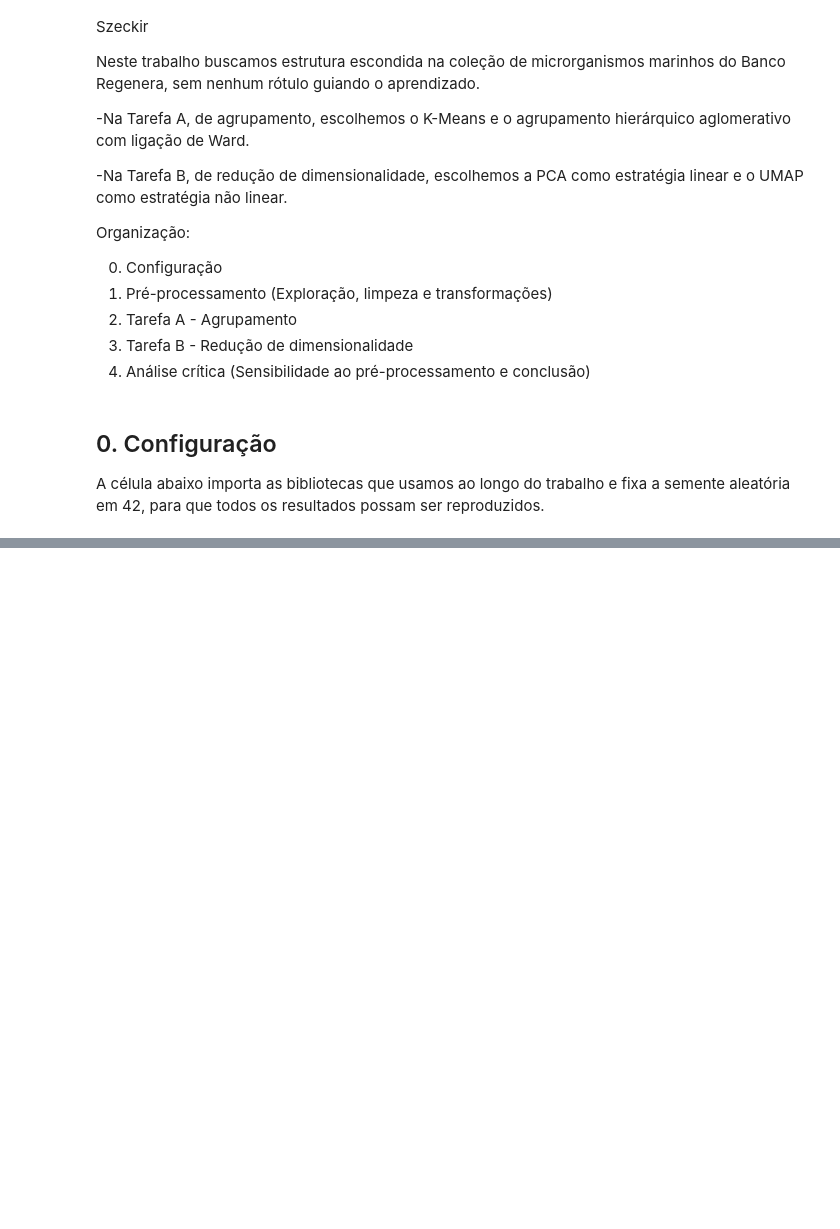
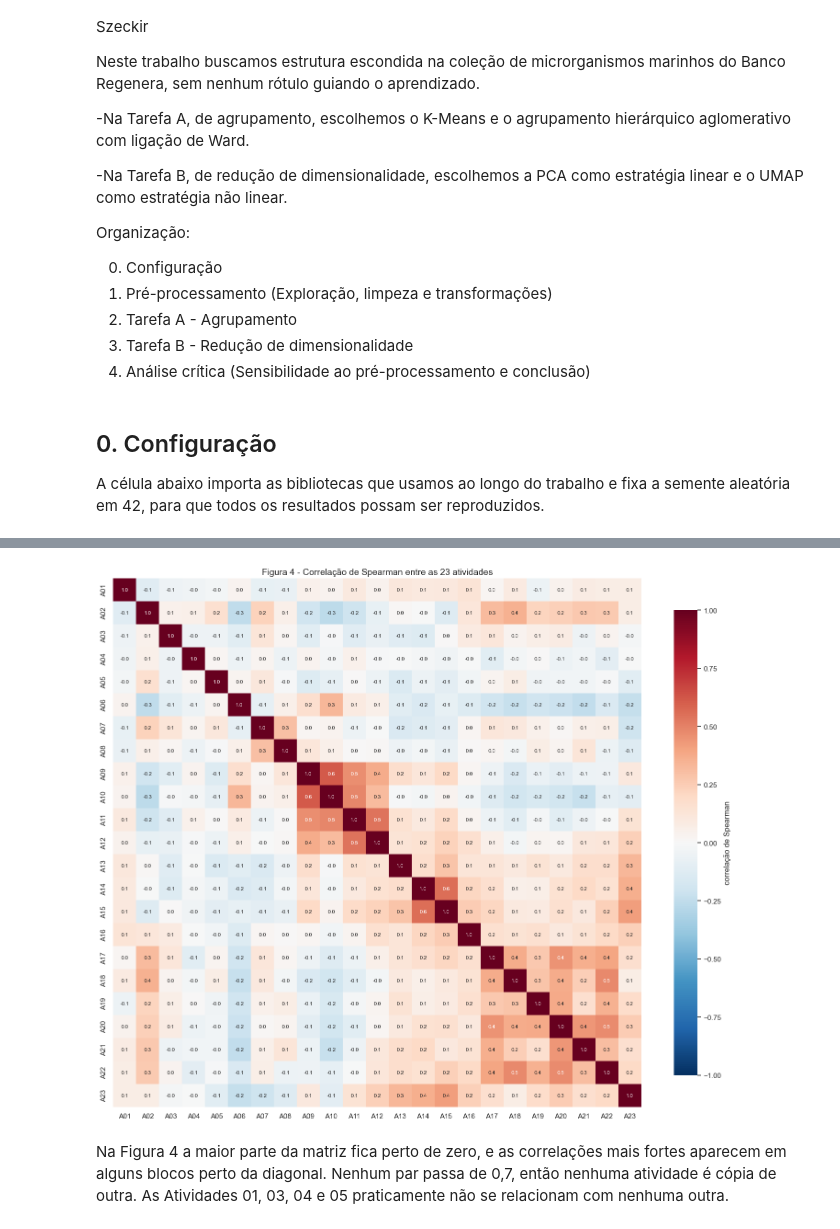
Before and after one commit to dharahadi/t1-aprendizado-maquina, a Jupyter notebook: T1_Regenera.ipynb, the cells around one changed output, grey strips where cells are left out. Cells and saved outputs as stored; diff of their text form; code cells hidden in the pictures; blank space fills up the shorter version.

```diff
--- a/T1_Regenera.ipynb
+++ b/T1_Regenera.ipynb
@@ -66,0 +288,19 @@ sns.set_theme(style="whitegrid")
+# %%
+corr_sp = acts_num[ACTS].corr(method="spearman")  # par a par, ignorando os nan de cada par
+curtos = [f"A{c.split()[-1]}" for c in ACTS]  # rotulos curtos a01, a02...
+
+fig, ax = plt.subplots(figsize=(15, 13))
+sns.heatmap(
+    corr_sp.set_axis(curtos, axis=0).set_axis(curtos, axis=1),
+    annot=True, fmt=".1f", annot_kws={"size": 8},
+    cmap="RdBu_r", vmin=-1, vmax=1, center=0, square=True,
+    cbar_kws={"label": "correlação de Spearman", "shrink": 0.8},
+    ax=ax,
+)
+ax.set_title("Figura 4 - Correlação de Spearman entre as 23 atividades", fontsize=14)
+plt.tight_layout()
+plt.show()
+# %% [output]
+[figure, added]
+# %% [markdown]
+Na Figura 4 a maior parte da matriz fica perto de zero, e as correlações mais fortes aparecem em alguns blocos perto da diagonal. Nenhum par passa de 0,7, então nenhuma atividade é cópia de outra. As Atividades 01, 03, 04 e 05 praticamente não se relacionam com nenhuma outra.
```
Also changed, not shown: parts of 23 cells of this notebook.
